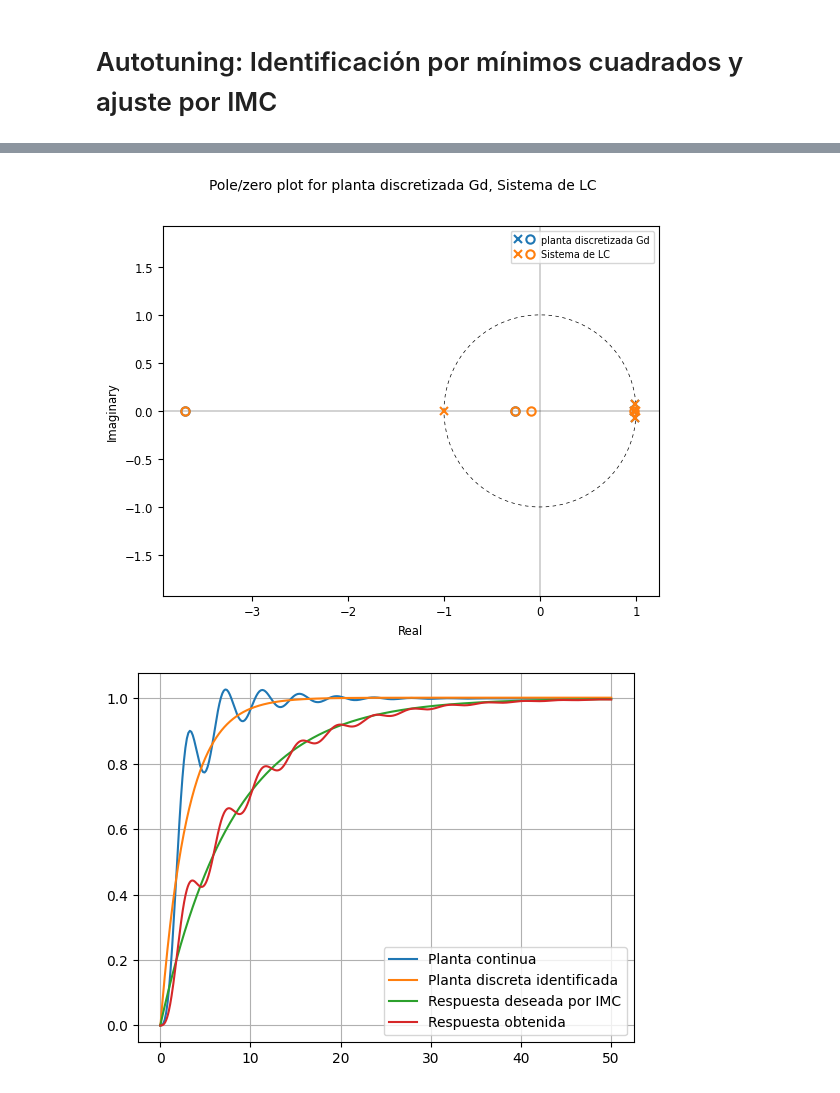
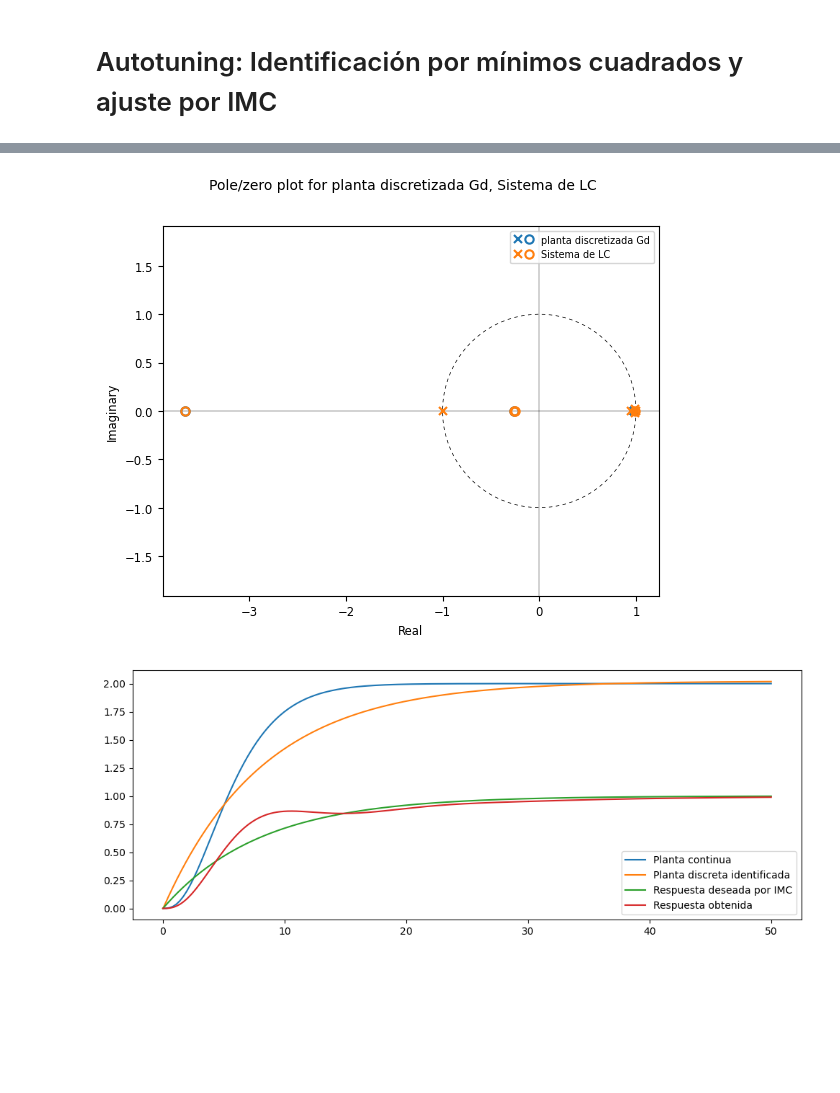
Before and after one commit to pgonfiuba/ica, a Jupyter notebook: 6. Reguladores Clásicos/PID_autotuner_rele.ipynb, the cells around one changed output, grey strips where cells are left out. Cells and saved outputs as stored; diff of their text form; code cells hidden in the pictures; blank space fills up the shorter version.

```diff
--- a/6. Reguladores Clásicos/PID_autotuner_rele.ipynb
+++ b/6. Reguladores Clásicos/PID_autotuner_rele.ipynb
@@ -146,40 +150,22 @@ Ganancia crítica Ku = 0.99
 # %% [markdown]
 # Autotuning: Identificación por mínimos cuadrados y ajuste por IMC
 # %%
-# PID with IMC tuning after ARX(2) identification
-# ------------------------------------------------
-# Código preparado por ChatGPT — NO EJECUTAR (el usuario pidió sólo el código).
-# Explicación rápida:
-# 1) Genera un experimento (PRBS) y simula la planta continua en abierto (muestreo DT)
-# 2) Identifica un modelo ARX de orden 2 por mínimos cuadrados
-# 3) Convierte el modelo identificado a un modelo continuo 2º orden reducido
-# 4) Diseña un controlador IMC con filtro (lambda) y calcula el controlador equivalente
-# 5) Aproxima dicho controlador IMC por una estructura PID con derivada filtrada
-# 6) Ejecuta (en simulación) la primera parte como experimento abierto y la segunda
-#    parte con el PID en lazo cerrado. Grafica y(t) y u(t) con una línea que indique
-#    el instante de conmutación (fin del experimento de identificación -> inicio PID).
-
-import numpy as np
-import matplotlib.pyplot as plt
-import scipy.signal as ss
-from scipy.optimize import least_squares
-import control as ct
-
 # -------------------------------
 # Parámetros de la planta original
 # -------------------------------
-num = [1.0]
-den = [1.0, 0.8, 2.5, 1.0]
-#den = np.polymul([1,0.5],[1,0.9])
-Gc = ct.tf(num, den)   # planta continua
+#num = [1.0]
+#den = [1.0, 0.8, 2.5, 1.0]
+Gc = 0.25/(s**3 + 1.5 *s**2 + 0.75 *s + 0.125)
+Gc.name = 'Sistema de 3 tanques'
+#Gc = ctrl.tf(num, den)   # planta continua
 
 # Muestreo para identificación / control discreto
 Ts = 0.05              # s
 
 # Discretizamos la planta para la etapa de identificación (ZOH)
-Gd = ct.sample_system(Gc, Ts, method='zoh')
+Gd = ctrl.sample_system(Gc, Ts, method='zoh')
 Gd.name='planta discretizada Gd'
-ct.pzmap(Gd)
+ctrl.pzmap(Gd)
 
 # ---------------------------------------------------
 # 1) Generar experimento de identificación (PRBS)
@@ -191,7 +177,7 @@ np.random.seed(0)
 u_id = np.sign(np.random.rand(N_id))
 
 # Simulamos la planta discreta con la señal de identificación
-_, y_id = ct.forced_response(Gd, T=t_id, U=u_id)
+_, y_id = ctrl.forced_response(Gd, T=t_id, U=u_id)
 
 # Añadimos ruido de medición (opcional)
 noise_std = 0.002
@@ -233,7 +219,7 @@ print('a1 =', a1, 'a2 =', a2, 'b1 =', b1, 'b2 =', b2)
 # B(z) =      0 + b1 z^-1 + b2 z^-2  (el término z^0 es cero)
 A_d = [1.0, a1, a2]
 B_d = [0.0, b1, b2]
-Gd_id = ct.TransferFunction(B_d, A_d, Ts)
+Gd_id = ctrl.TransferFunction(B_d, A_d, Ts)
 Gd_id.name="Planta identificada"
 print(Gd_id)
 
@@ -242,36 +228,35 @@ print(Gd_id)
 
 # Calculo el modelo deseado
 beta = 8
-s = ct.TransferFunction.s
+s = ctrl.TransferFunction.s
 F = 1/(beta*s+1)
 
-Fd = ct.c2d(F,Ts,method='zoh')
-timc,yimc = ct.step_response(Fd,50)
+Fd = ctrl.c2d(F,Ts,method='zoh')
+timc,yimc = ctrl.step_response(Fd,50)
 print(Fd)
 
 # Inversa de la planta discreta (pseudo-inversa)
-Cd = ct.minreal(Fd/(1-Fd)/Gd_id)
+Cd = ctrl.minreal(Fd/(1-Fd)/Gd_id)
 print("Controlador por IMC:",Cd)
 
 # Simulación
-Gd_cl = ct.minreal(ct.feedback(ct.series(Cd, Gd), 1))
+Gd_cl = ctrl.minreal(ctrl.feedback(ctrl.series(Cd, Gd), 1))
 Gd_cl.name='Sistema de LC'
 print(Gd_cl)
-ct.pzmap(Gd_cl)
+ctrl.pzmap(Gd_cl)
 
-tcl, ycl = ct.step_response(Gd_cl, T=50)
+tcl, ycl = ctrl.step_response(Gd_cl, T=50)
 
-plt.figure()
-tc,yc = ct.step_response(Gc,50)
-ta,ya = ct.step_response(Gd_id,50)
+plt.figure(figsize=(10,4))
+tc,yc = ctrl.step_response(Gc,50)
+ta,ya = ctrl.step_response(Gd_id,50)
 plt.plot(tc,yc,label='Planta continua')
 plt.plot(ta,ya,label='Planta discreta identificada')
 plt.plot(timc,yimc,label='Respuesta deseada por IMC')
 plt.plot(tcl,ycl,label='Respuesta obtenida')
 plt.legend()
-plt.grid(True)
+#plt.grid(True)
+plt.tight_layout()
 plt.show()
-
-# Igualo la transferencia Cd a los coeficientes de un controlador PID
 # %% [output]
 # Identified ARX coefficients:
@@ -294,2 +279,2 @@ Inputs (1): ['u[0]']
-[figure, old version]
+[figure, new version]
-[figure, old version]
+[figure, new version]
```
Also changed, not shown: parts of 2 cells of this notebook.
